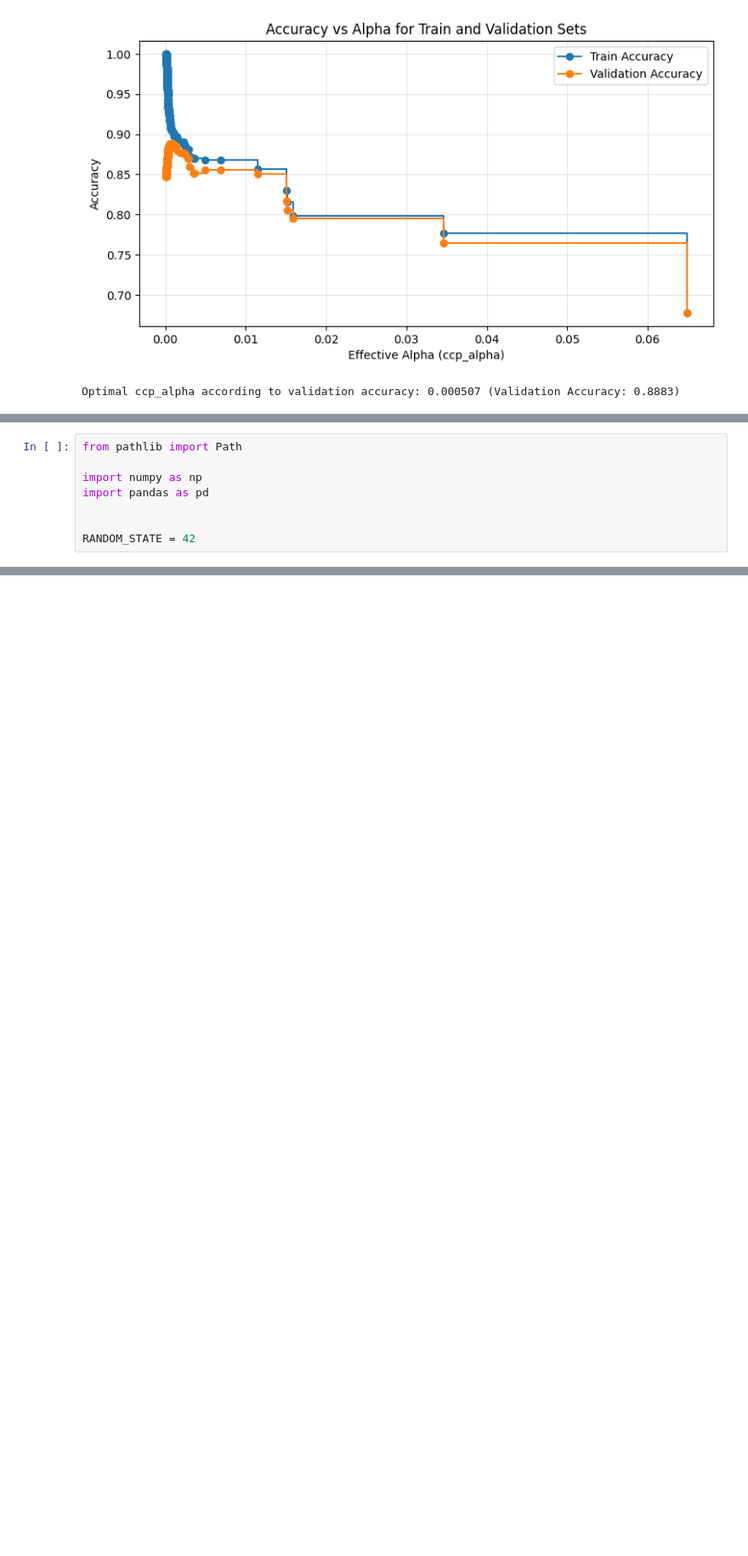
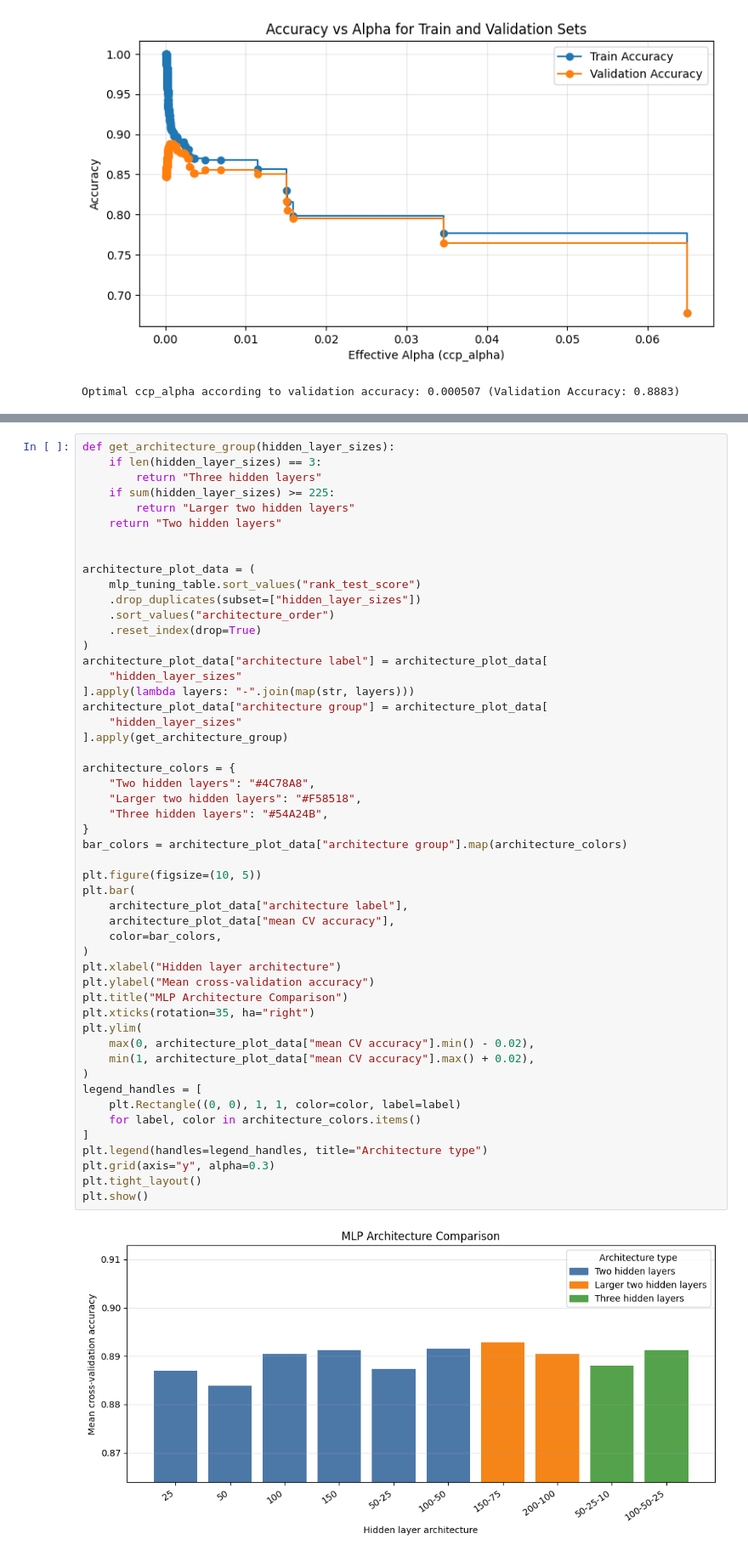
Before and after one commit to yaelelazari/ML_Project, a Jupyter notebook: Airline_Project_Part_B_Group3.ipynb, the cells around one changed output, grey strips where cells are left out. Shown at 85% size. Cells and saved outputs as stored; diff of their text form; blank space fills up the shorter version.

```diff
--- a/Airline_Project_Part_B_Group3.ipynb
+++ b/Airline_Project_Part_B_Group3.ipynb
@@ -1682,8 +1567,0 @@ display(Markdown(mlp_conclusion))
-# %%
-from pathlib import Path
-
-import numpy as np
-import pandas as pd
-
-
-RANDOM_STATE = 42
@@ -3289,0 +1949,53 @@ display(Markdown(mlp_conclusion))
+# %%
+def get_architecture_group(hidden_layer_sizes):
+    if len(hidden_layer_sizes) == 3:
+        return "Three hidden layers"
+    if sum(hidden_layer_sizes) >= 225:
+        return "Larger two hidden layers"
+    return "Two hidden layers"
+
+
+architecture_plot_data = (
+    mlp_tuning_table.sort_values("rank_test_score")
+    .drop_duplicates(subset=["hidden_layer_sizes"])
+    .sort_values("architecture_order")
+    .reset_index(drop=True)
+)
+architecture_plot_data["architecture label"] = architecture_plot_data[
+    "hidden_layer_sizes"
+].apply(lambda layers: "-".join(map(str, layers)))
+architecture_plot_data["architecture group"] = architecture_plot_data[
+    "hidden_layer_sizes"
+].apply(get_architecture_group)
+
+architecture_colors = {
+    "Two hidden layers": "#4C78A8",
+    "Larger two hidden layers": "#F58518",
+    "Three hidden layers": "#54A24B",
+}
+bar_colors = architecture_plot_data["architecture group"].map(architecture_colors)
+
+plt.figure(figsize=(10, 5))
+plt.bar(
+    architecture_plot_data["architecture label"],
+    architecture_plot_data["mean CV accuracy"],
+    color=bar_colors,
+)
+plt.xlabel("Hidden layer architecture")
+plt.ylabel("Mean cross-validation accuracy")
+plt.title("MLP Architecture Comparison")
+plt.xticks(rotation=35, ha="right")
+plt.ylim(
+    max(0, architecture_plot_data["mean CV accuracy"].min() - 0.02),
+    min(1, architecture_plot_data["mean CV accuracy"].max() + 0.02),
+)
+legend_handles = [
+    plt.Rectangle((0, 0), 1, 1, color=color, label=label)
+    for label, color in architecture_colors.items()
+]
+plt.legend(handles=legend_handles, title="Architecture type")
+plt.grid(axis="y", alpha=0.3)
+plt.tight_layout()
+plt.show()
+# %% [output]
+[figure, added]
```
Also changed, not shown: parts of 148 cells of this notebook.
